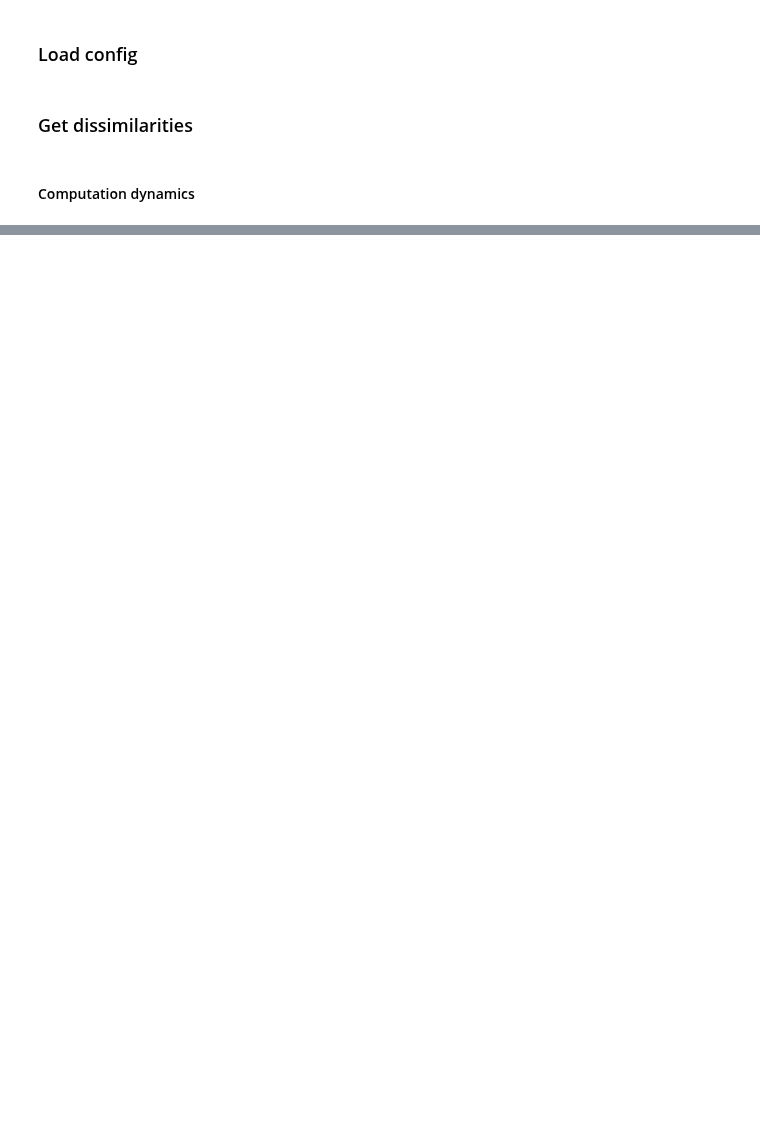
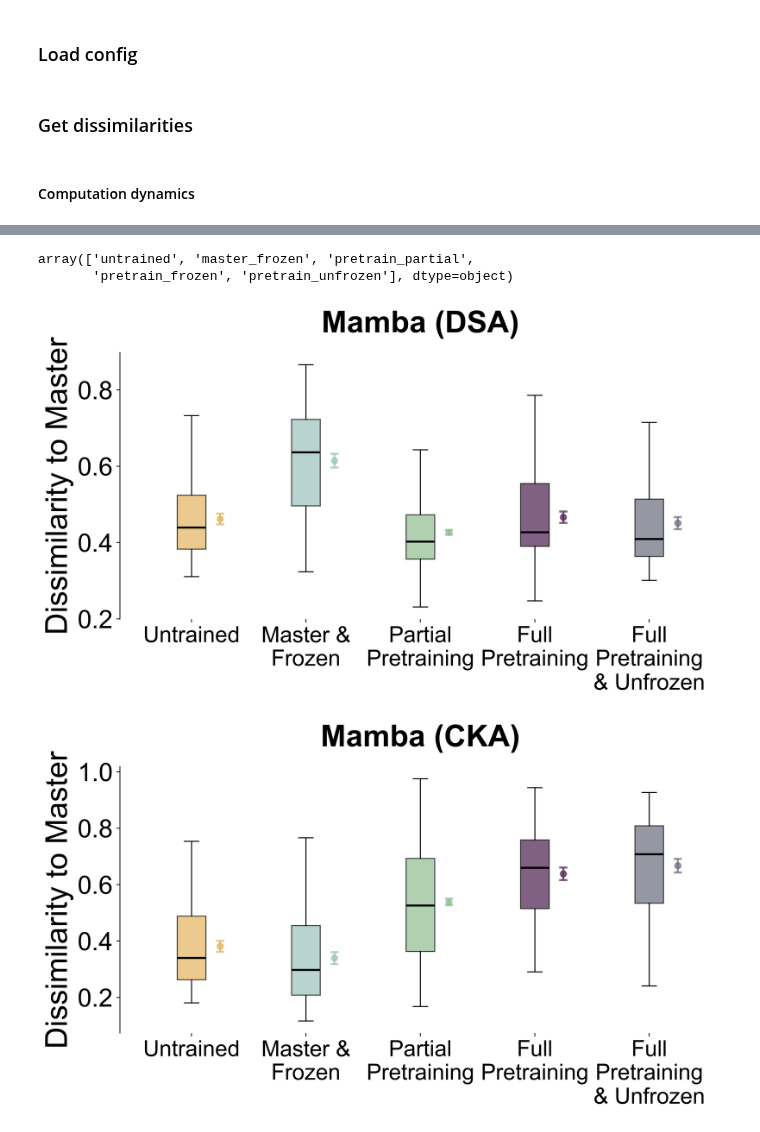
Before and after one commit to qglht/RepAL, a Jupyter notebook: notebooks/analysis_mamba.ipynb, the cells around one changed output, grey strips where cells are left out. Cells and saved outputs as stored; diff of their text form; code cells hidden in the pictures; blank space fills up the shorter version.

```diff
--- a/notebooks/analysis_mamba.ipynb
+++ b/notebooks/analysis_mamba.ipynb
@@ -27,6 +24,17 @@ The autoreload extension is already loaded. To reload it, use:
 # %%
 config = load_config("../config.yaml")
 taskset = "PDM"
+# %%
+# Define font sizes and styles for the plot
+SIZE_DEFAULT = 8
+SIZE_LARGE = 10
+plt.rc("font", family="Arial")  # controls default font
+plt.rc("font", weight="normal")  # controls default font
+plt.rc("font", size=SIZE_DEFAULT)  # controls default text sizes
+plt.rc("axes", titlesize=SIZE_LARGE)  # fontsize of the axes title
+plt.rc("axes", labelsize=SIZE_LARGE)  # fontsize of the x and y labels
+plt.rc("xtick", labelsize=SIZE_DEFAULT)  # fontsize of the tick labels
+plt.rc("ytick", labelsize=SIZE_DEFAULT)  # fontsize of the tick labels
 # %% [markdown]
 ### Get dissimilarities
 # %% [markdown]
@@ -643,0 +42,3 @@ for measure, value in dissimilarities.items():
+# %%
+path = f"../data/dissimilarities/mamba/{taskset}/"
+df = get_dataframe(path, taskset)
@@ -643,0 +108,34 @@ for measure, value in dissimilarities.items():
+# %%
+df_selected, models_trained_per_group = select_df(df)
+# %%
+groups_selected = [
+    "pretrain_basic_frozen",
+    "pretrain_anti_frozen",
+    "pretrain_delay_frozen",
+    "pretrain_basic_anti_frozen",
+    "pretrain_basic_delay_frozen",
+]
+# map all the groups in groups_selected to pretrain_partial
+df_grouped = df_selected.copy()
+df_grouped["group2"] = df_grouped["group2"].apply(
+    lambda x: "pretrain_partial" if x in groups_selected else x
+)
+df_grouped["group1"] = df_grouped["group1"].apply(
+    lambda x: "pretrain_partial" if x in groups_selected else x
+)
+groups_base = ["master"]
+groups_selected = [
+    "untrained",
+    "master_frozen",
+    "pretrain_partial",
+    "pretrain_frozen",
+    "pretrain_unfrozen",
+]
+df_grouped = df_grouped[
+    df_grouped["group1"].isin(groups_base) & df_grouped["group2"].isin(groups_selected)
+]
+# %%
+df_grouped["group2"].unique()
+# %% [output]
+array(['untrained', 'master_frozen', 'pretrain_partial',
+       'pretrain_frozen', 'pretrain_unfrozen'], dtype=object)
@@ -643,0 +409,5 @@ for measure, value in dissimilarities.items():
+# %%
+discriminate_df_with_error_bars(df_grouped, groups_base)
+# %% [output]
+[figure, added]
+[figure, added]
```
Also changed, not shown: parts of 40 cells of this notebook, 41 other files.
